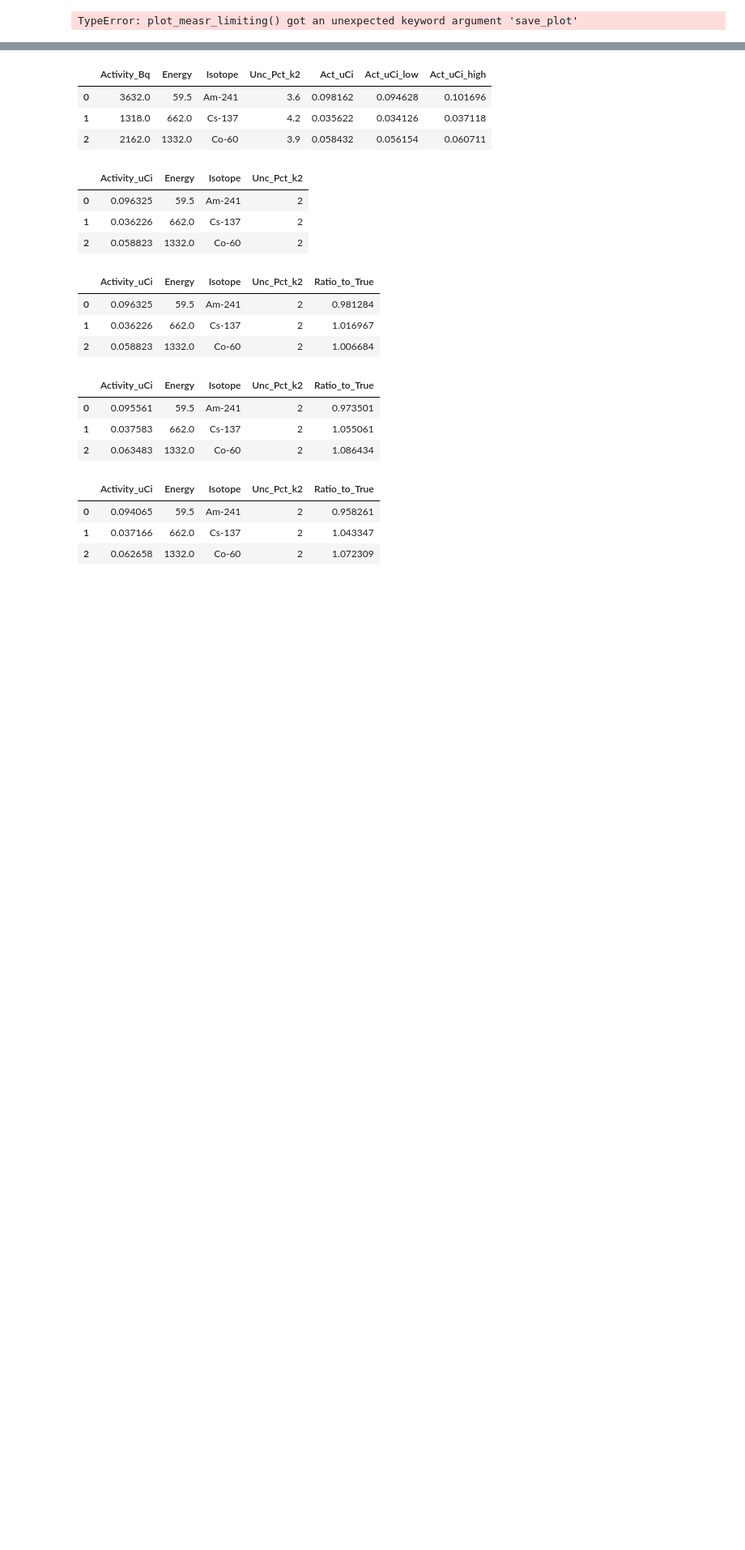
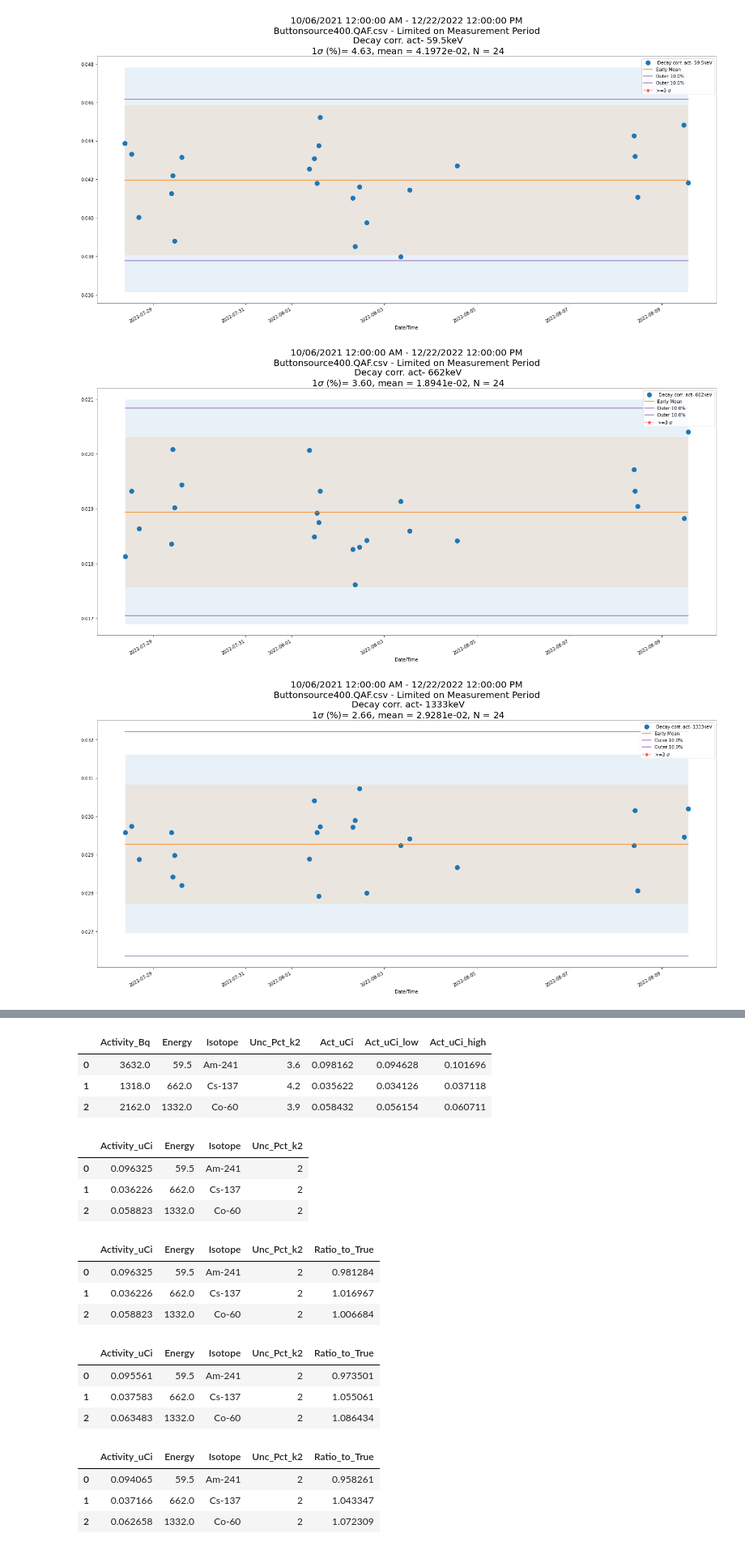
Before and after one commit to astav002/CAM_Scripts, a Jupyter notebook: GenieQC_Investigations.ipynb, the cells around one changed output, grey strips where cells are left out. Shown at 81% size. Saved outputs shown, nothing was run; the diff lists cells and outputs as text; code cells hidden in the pictures; blank space fills up the shorter version.

```diff
--- a/GenieQC_Investigations.ipynb
+++ b/GenieQC_Investigations.ipynb
@@ -8,6 +8,7 @@ import sys
 import datetime
 # %%
 path = os.path.join("C:\\", "GENIE2K", "QAFILES")
+path = os.getcwd()
 # %%
 def get_data(file ):
 
@@ -20,13 +21,13 @@ def get_limit_data(cryo_df, start_date, end_date):
     meas_df = cryo_df.loc[(cryo_df["Date/Time"]>start_date) & (cryo_df["Date/Time"]<=end_date), cryo_df.keys()]
     return meas_df
 
-def plot_measr_limiting(inv_key, meas_df, cryo_df, rej_lim=0.5, use_rej=True, plt_base="cryo"):
+def plot_measr_limiting(inv_key, meas_df, cryo_df, rej_lim=0.5, use_rej=True, plt_base="cryo", outer_percent=0.1):
 
     #cryo_df.plot(x="Date/Time", y=' Decay corr. act- 59.5keV')
     key_mn = meas_df[inv_key].mean()
     key_std = meas_df[inv_key].std()
     key_std / key_mn
-    key_std = 0.01 * key_mn
+    #key_std = 0.01 * key_mn
     key_std / key_mn
     plt_bound = (key_mn * (1-.25), key_mn * (1+.25))
 
@@ -39,31 +40,33 @@ def plot_measr_limiting(inv_key, meas_df, cryo_df, rej_lim=0.5, use_rej=True, pl
 
     fig, ax = plt.subplots(figsize=(20,10))
 
-    cryo_df.plot(x="Date/Time", y=inv_key, linestyle="none", marker='x', ax=ax)
+    cryo_df.plot(x="Date/Time", y=inv_key, linestyle="none", marker='o', ax=ax, markersize=10)
+
     ax.plot(cryo_df["Date/Time"], key_mn * np.ones(len(cryo_df)), label="Early Mean")
-
+    ax.plot(cryo_df["Date/Time"], (1+outer_percent)*key_mn * np.ones(len(cryo_df)), color="tab:purple", label="Outer {}%".format(outer_percent*100))
+    ax.plot(cryo_df["Date/Time"], (1-outer_percent)*key_mn * np.ones(len(cryo_df)), color="tab:purple",  label="Outer {}%".format(outer_percent*100))
 
 
     ax.fill_between(cryo_df["Date/Time"].values,
                      key_mn * np.ones(len(cryo_df))+3*key_std * np.ones(len(cryo_df)),
                      key_mn * np.ones(len(cryo_df))-3*key_std * np.ones(len(cryo_df)),
                      interpolate=True,
-                     alpha=0.5
+                     alpha=0.1
                     )
     ax.fill_between(cryo_df["Date/Time"].values,
                      key_mn * np.ones(len(cryo_df))+2*key_std * np.ones(len(cryo_df)),
                      key_mn * np.ones(len(cryo_df))-2*key_std * np.ones(len(cryo_df)),
                      interpolate=True,
-                     alpha=0.5
+                     alpha=0.1
                     )
     cryo_df[(cryo_df[inv_key] >= (3*key_std + key_mn)) | (cryo_df[inv_key] <= (key_mn - 3*key_std))].plot(
         x="Date/Time", y= inv_key, marker='o', linestyle='--', color='red', ax=ax, alpha=0.5,label=">=3 $\sigma$")
     ax.plot()
-    ax.set_ylim(plt_bound)
+    #ax.set_ylim(plt_bound)
     ax.legend()
     ax.set_title(start + " - " + end + "\n" +file + " - Limited on Measurement Period\n" + inv_key +
-                 "\n 1$\sigma$= "+ str(key_std / key_mn) +
-                 ", mean = {:2.4e}".format(key_mn), fontsize=20)
+                 "\n 1$\sigma$ (%)= {:2.2f}".format((key_std / key_mn*100)) +
+                 ", mean = {:2.4e}".format(key_mn) + ", N = {}".format(len(cryo_df)), fontsize=20)
     title = plt_base + "measr_limited" + inv_key + ".png"
     plt.tight_layout()
     plt.savefig(title)
@@ -110,7 +113,7 @@ def plot_full_limiting(inv_key, cryo_df, rej_lim=0.5, use_rej=True, plt_base="cr
     ax.set_ylim(plt_bound)
     ax.legend()
     ax.set_title(str(cryo_df["Date/Time"].iloc[0]) + " - " + str(cryo_df["Date/Time"].iloc[-1]) + "\n" +file + " - Full Range\n" + inv_key +
-                 "\n 1$\sigma$= "+ str(key_std / key_mn) +
+                 "\n 1$\sigma ($)= {:2.2e}".format(str(key_std / key_mn)) +
                  ", mean = {:2.4e}".format(key_mn), fontsize=20)
     #cryo_df["rej_val"] = inv_key
     title = plt_base + "full_limited" + inv_key + ".png"
@@ -122,7 +125,7 @@ def plot_full_limiting(inv_key, cryo_df, rej_lim=0.5, use_rej=True, plt_base="cr
     return cryo_df.loc[(cryo_df[inv_key] >= (3*key_std + key_mn)) | (cryo_df[inv_key] <= (key_mn - 3*key_std))]
 # %%
 start = "10/06/2021 12:00:00 AM"
-end = "11/22/2021 12:00:00 PM"
+end = "12/22/2022 12:00:00 PM"
 
 # start = "10/06/2021 12:00:00 AM"
 # end = "11/19/2021 12:00:00 PM"
@@ -133,7 +136,8 @@ inv_keys = [' Decay corr. act- 59.5keV',
        ' Decay corr. act- 662keV', ' Decay corr. act- 1333keV']
 
 fle = ["2021CryoccCup_LIQC.qaf.csv", "2021RegeccCup_LIQC.qaf.csv"]
-plt_bases = ["Cryo_", "Rege_"]
+fle = ["Buttonsource400.QAF.csv"]
+plt_bases = ["ISOCS"]
 # %%
 use_idx = 0
 
@@ -143,11 +147,13 @@ mesr_data = get_limit_data(raw_data, start_date, end_date)
 # %%
 date_measr = []
 dates_full = []
 measr_full = pd.DataFrame(columns=mesr_data.keys())
 for inv_key in inv_keys:
     date_measr = plot_measr_limiting(inv_key, mesr_data, raw_data, rej_lim=.1, use_rej=True, plt_base=plt_bases[use_idx])
-    measr_full = measr_full.append(plot_full_limiting(inv_key, raw_data, rej_lim=1, use_rej=True, plt_base=plt_bases[use_idx]))
+    # measr_full = measr_full.append(plot_full_limiting(inv_key, raw_data, rej_lim=1, use_rej=True, plt_base=plt_bases[use_idx]))
 # %% [output]
-TypeError: plot_measr_limiting() got an unexpected keyword argument 'save_plot'
+[figure, added]
+[figure, added]
+[figure, added]
 # %%
 measr_full.sort_values("Date/Time").groupby("Date/Time").mean().to_csv(plt_bases[use_idx]+"bad_points.csv")
```
Also changed, not shown: parts of 1 cell of this notebook.
